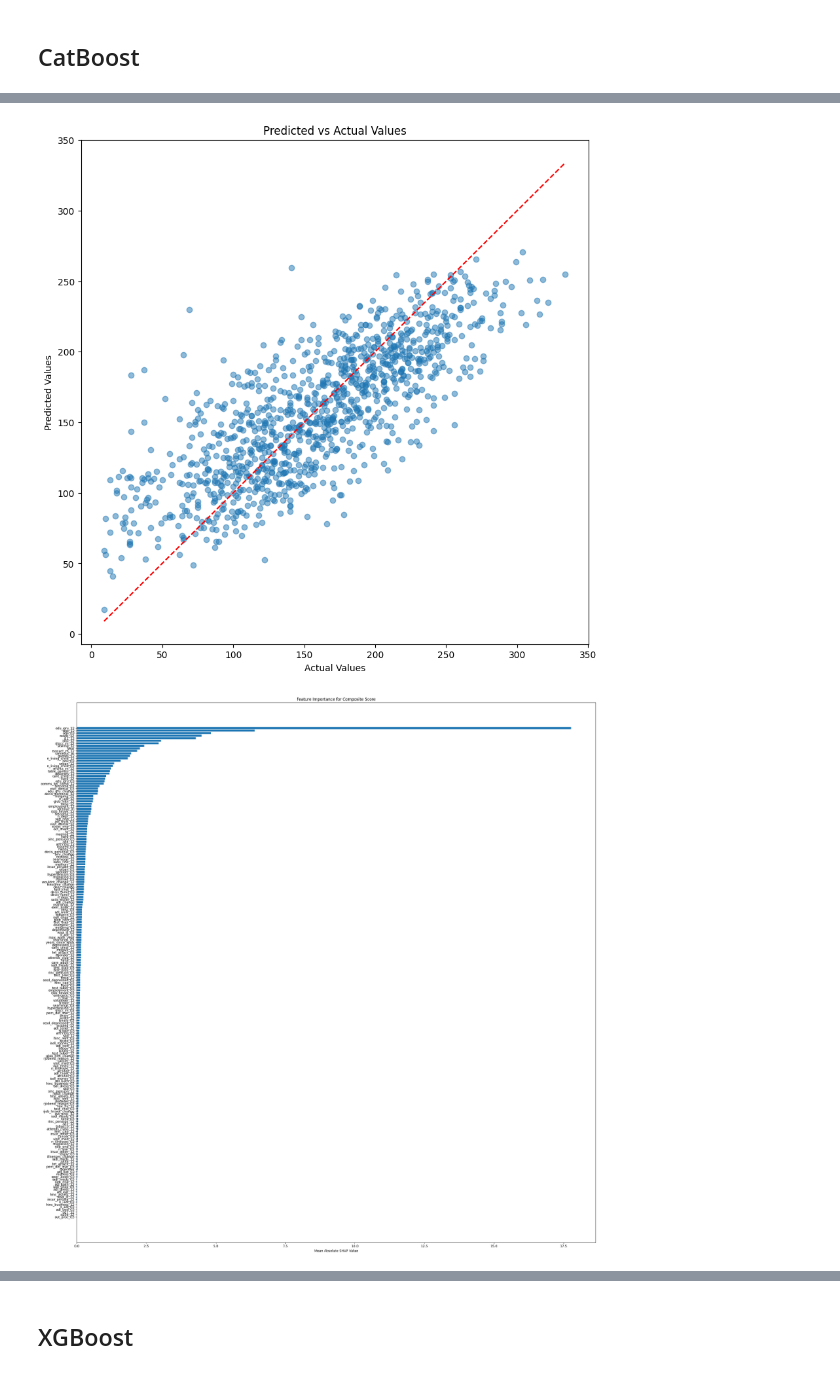
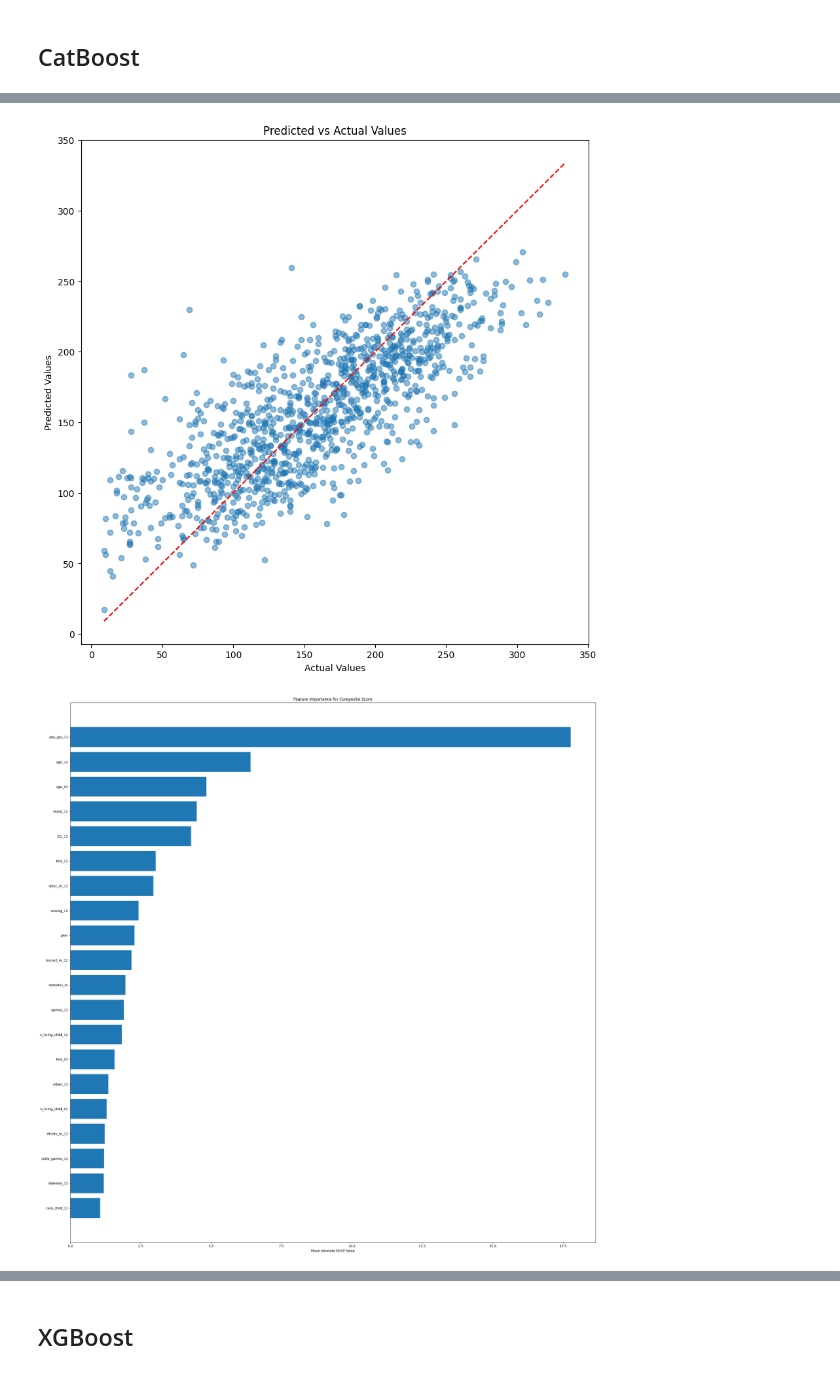
Before and after one commit to moghis/PREPARE, a Jupyter notebook: Feature_Importance/Final Code 2.ipynb, the cells around one changed output, grey strips where cells are left out. Drawn from its saved outputs; the diff is of its cells as text; code cells hidden in the pictures.

```diff
--- a/Feature_Importance/Final Code 2.ipynb
+++ b/Feature_Importance/Final Code 2.ipynb
@@ -220,28 +290,4 @@ R^2 Score: 0.6112
 # %%
-X_train, X_val, y_train, y_val = train_test_split(main_df, y, test_size=0.001, random_state=42)
-
-
-# Best parameters for CatBoost
-best_params = {
-    'depth': 6,
-    'learning_rate': 0.025804617832891515,
-    'l2_leaf_reg': 0.22567510948252656,
-    'random_strength': 1.8064759944089426,
-    'bagging_temperature': 0.4675254776654324,
-    'iterations': 1224
-}
-
-# Initialize and train CatBoostRegressor
-# categorical_features = X_train.select_dtypes(include=['object', 'category']).columns.to_list()
-model2 = CatBoostRegressor(
-    **best_params,
-    loss_function='RMSE',
-    cat_features=main_df.select_dtypes(include=['object', 'category']).columns.to_list(),
-    verbose=100,
-    early_stopping_rounds=500,
-    random_state=42
-)
-model2.fit(X_train, y_train, eval_set=(X_val, y_val))
 
 # Make predictions
 y_pred = model2.predict(test_df)
@@ -266,16 +312,16 @@ plot_predictions_vs_actual(y_test, y_pred)
 # plt.savefig('/home/data3/Ali/Code/Moghis/results/predictions_vs_actual_composite_score.png', bbox_inches='tight')
 
 explainer = shap.TreeExplainer(model2)
-shap_values = explainer.shap_values(test_df)
+shap_values_catboost = explainer.shap_values(test_df)
 feature_importance = pd.DataFrame({
     'Feature': main_df.columns.to_list(),
-    'Mean_Absolute_SHAP': np.mean(np.abs(shap_values), axis=0)
+    'Mean_Absolute_SHAP': np.mean(np.abs(shap_values_catboost), axis=0)
 })
-feature_importance = feature_importance.sort_values(by='Mean_Absolute_SHAP', ascending=False)
+feature_importance = feature_importance.sort_values(by='Mean_Absolute_SHAP', ascending=False).reset_index(drop=True)
 
 # feature_importance.to_csv('/home/data3/Ali/Code/Moghis/results/feature_importance_composite_score.csv', index=False)
 plt.figure(figsize=(24, 24))
-plt.barh(feature_importance['Feature'], feature_importance['Mean_Absolute_SHAP'])
+plt.barh(feature_importance['Feature'][:20], feature_importance['Mean_Absolute_SHAP'][:20])
 plt.gca().invert_yaxis()  # Highest importance at the top
 plt.xlabel('Mean Absolute SHAP Value')
 plt.title('Feature Importance for Composite Score')
@@ -283,4 +329,10 @@ plt.tight_layout()
 plt.show()
 # plt.savefig('/home/data3/Ali/Code/Moghis/results/feature_importance_plot_composite_score.png', bbox_inches='tight')
 plt.close()
+
+print("the top 20 features are: ", feature_importance['Feature'][:20].to_list())
+
+created_features = ["rjob_hrswk_change", "max_work_year", "years_since_work", "hincome_change", "niadl_change", "adl_change", "depr_change", "glob_hlth_change", "bmi_change", "edu_gru_change", "illnesses_change"]
+for feature in created_features:
+    print(f"the rank of {feature} is: {feature_importance[feature_importance['Feature'] == feature].index[0]} out of {len(feature_importance)} features")
 # %% [output]
@@ -302,4 +339,4 @@ Shrink model to first 707 iterations.
 Mean Squared Error: 39.2919
 R^2 Score: 0.6143
 [figure]
-[figure, old version]
+[figure, new version]
```
Also changed, not shown: parts of 15 cells of this notebook.
